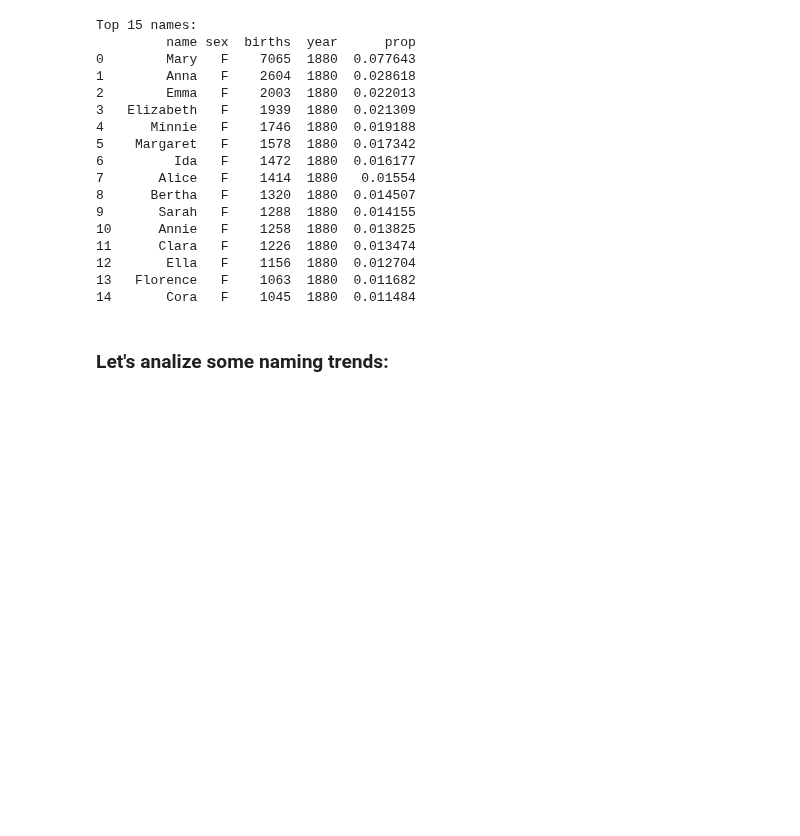
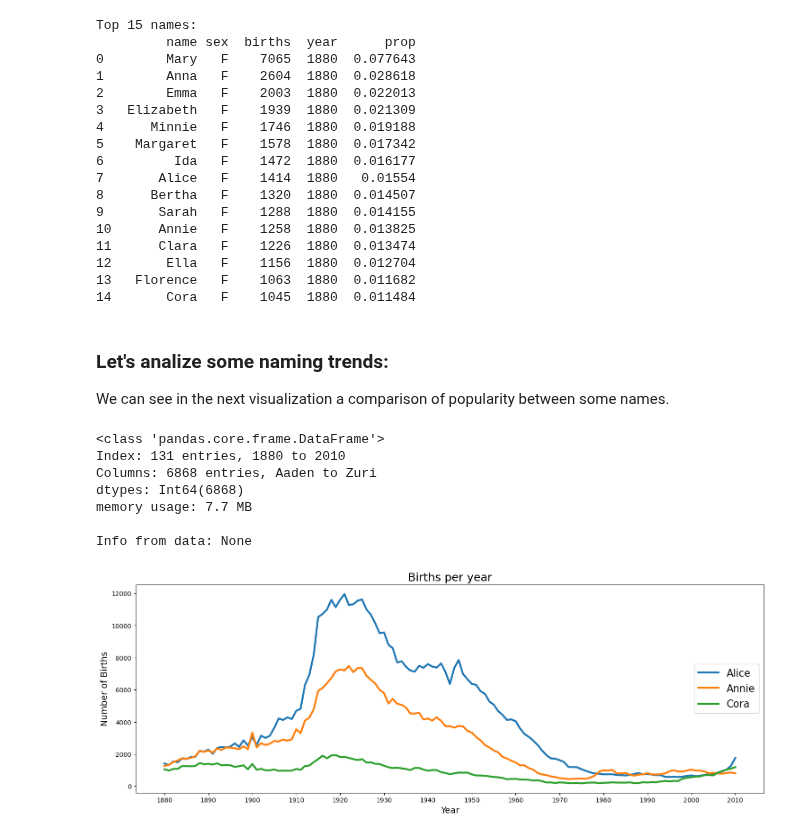
Before and after one commit to almanzanas/DataAnalystsJourney, a Jupyter notebook: python_data_analysis/da_practice/notebooks/baby_names.ipynb, the cells around one changed output. Cells and saved outputs as stored; diff of their text form; code cells hidden in the pictures; blank space fills up the shorter version.

```diff
--- a/python_data_analysis/da_practice/notebooks/baby_names.ipynb
+++ b/python_data_analysis/da_practice/notebooks/baby_names.ipynb
@@ -170,3 +186,42 @@ Top 15 names:
 14       Cora   F    1045  1880  0.011484
 # %% [markdown]
 ### Let's analize some naming trends:
+
+We can see in the next visualization a comparison of popularity between some names.
+# %%
+# Split into boys and girls
+boys = top1000[top1000["sex"] == "M"]
+girls = top1000[top1000["sex"] == "F"]
+
+# Pivot table, total births by year and name
+tot_births = top1000.pivot_table("births", index="year",
+                                 columns="name",
+                                 aggfunc=sum)
+
+subset = tot_births[["Mary", "Alice", "Annie", "Cora"]]
+
+print(f"\nInfo from data: {tot_births.info()}")
+
+# Visualization
+fig, ax = plt.subplots(figsize=(18,6))
+ax.plot(year, subset["Alice"], label="Alice", linewidth=3)
+ax.plot(year, subset["Annie"], label="Annie", linewidth=3)
+ax.plot(year, subset["Cora"], label="Cora", linewidth=3)
+
+ax.set(xlabel="Year",
+       ylabel="Number of Births",
+       title="Births per year")
+
+plt.rc('axes', labelsize=14, titlesize=18)
+plt.xticks(np.arange(1880,2011,10))
+plt.legend(loc="right", fontsize=16)
+plt.show()
+# %% [output]
+<class 'pandas.core.frame.DataFrame'>
+Index: 131 entries, 1880 to 2010
+Columns: 6868 entries, Aaden to Zuri
+dtypes: Int64(6868)
+memory usage: 7.7 MB
+
+Info from data: None
+[figure, added]
```
Also changed, not shown: parts of 8 cells of this notebook.
